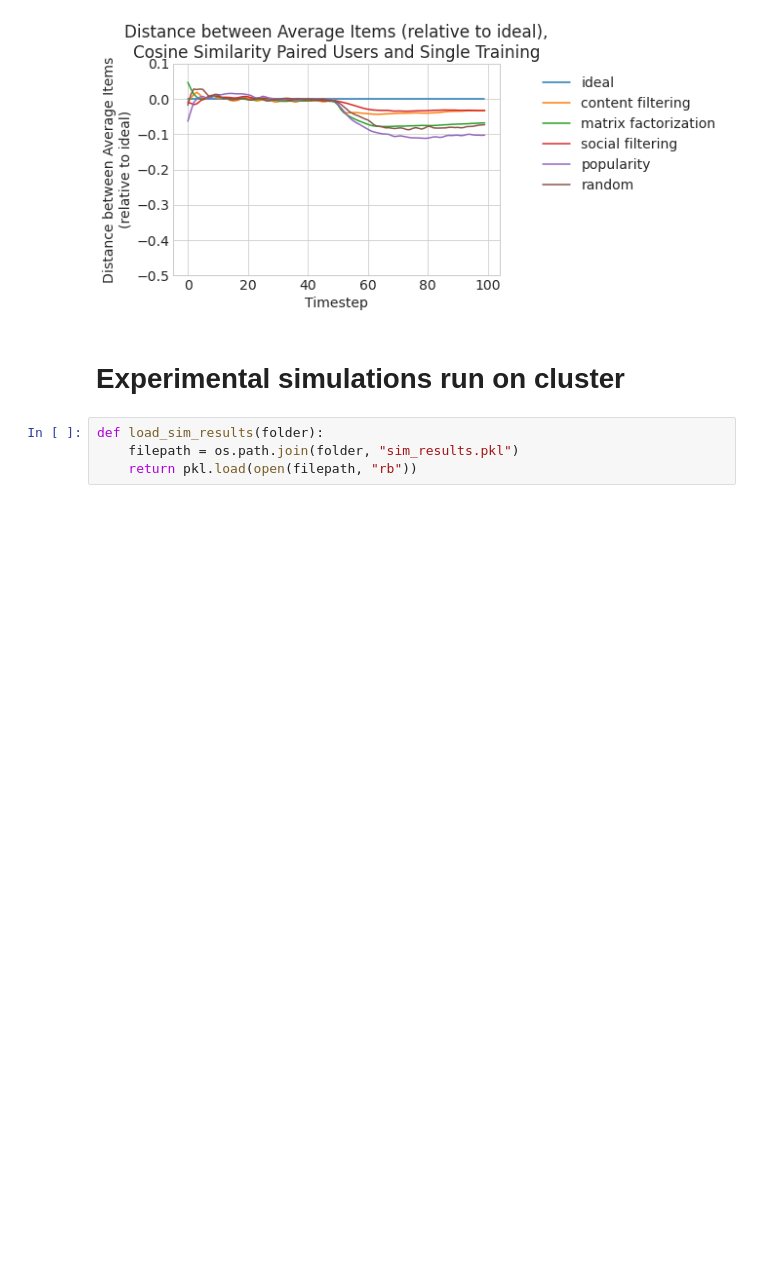
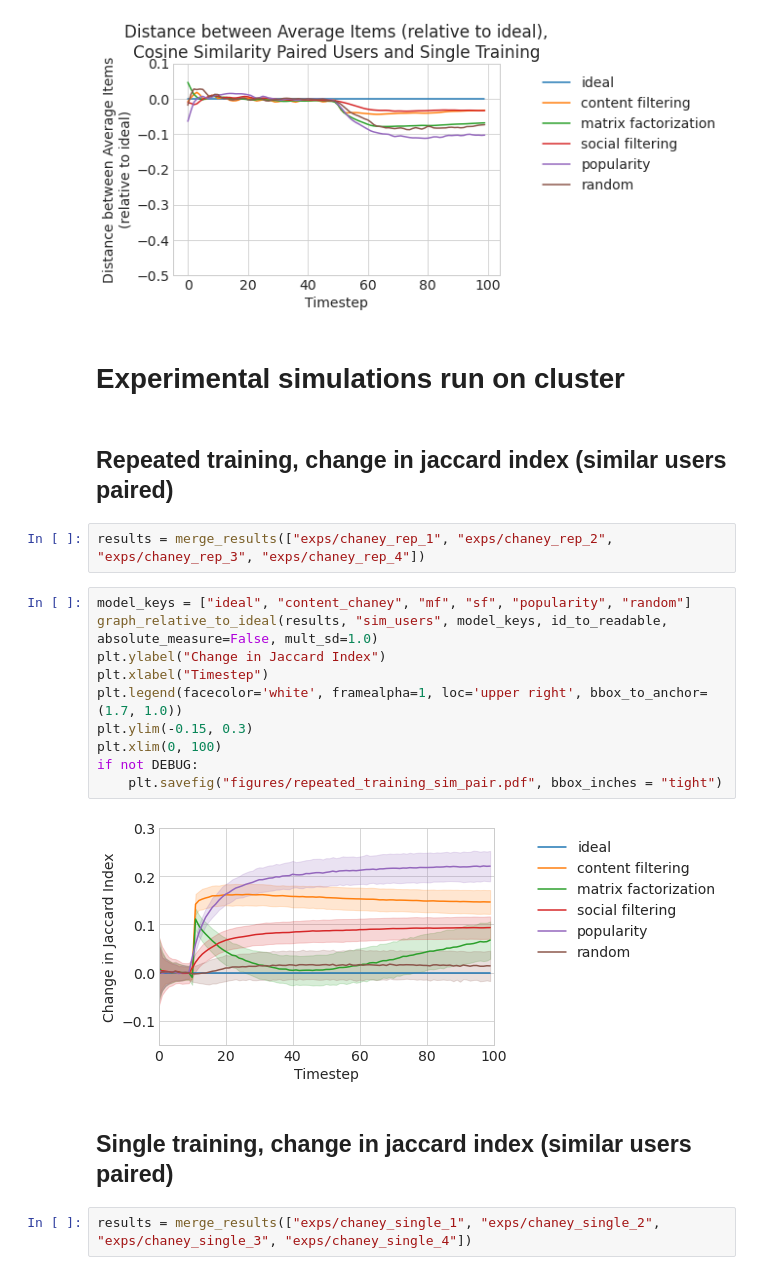
Before and after one commit to sunnymatt/t-recs-experiments, a Jupyter notebook: chaney/chaney_replication.ipynb, the cells around one changed output. Cells and saved outputs as stored; diff of their text form; blank space fills up the shorter version.

```diff
--- a/chaney/chaney_replication.ipynb
+++ b/chaney/chaney_replication.ipynb
@@ -400,7 +399,23 @@ if not DEBUG:
 [figure]
 # %% [markdown]
 # Experimental simulations run on cluster
-# %%
-def load_sim_results(folder):
-    filepath = os.path.join(folder, "sim_results.pkl")
-    return pkl.load(open(filepath, "rb"))
+# %% [markdown]
+## Repeated training, change in jaccard index (similar users paired)
+# %%
+results = merge_results(["exps/chaney_rep_1", "exps/chaney_rep_2", "exps/chaney_rep_3", "exps/chaney_rep_4"])
+# %%
+model_keys = ["ideal", "content_chaney", "mf", "sf", "popularity", "random"]
+graph_relative_to_ideal(results, "sim_users", model_keys, id_to_readable, absolute_measure=False, mult_sd=1.0)
+plt.ylabel("Change in Jaccard Index")
+plt.xlabel("Timestep")
+plt.legend(facecolor='white', framealpha=1, loc='upper right', bbox_to_anchor=(1.7, 1.0))
+plt.ylim(-0.15, 0.3)
+plt.xlim(0, 100)
+if not DEBUG:
+    plt.savefig("figures/repeated_training_sim_pair.pdf", bbox_inches = "tight")
+# %% [output]
+[figure, added]
+# %% [markdown]
+## Single training, change in jaccard index (similar users paired)
+# %%
+results = merge_results(["exps/chaney_single_1", "exps/chaney_single_2", "exps/chaney_single_3", "exps/chaney_single_4"])
```
Also changed, not shown: parts of 12 cells of this notebook, 6 other files.
